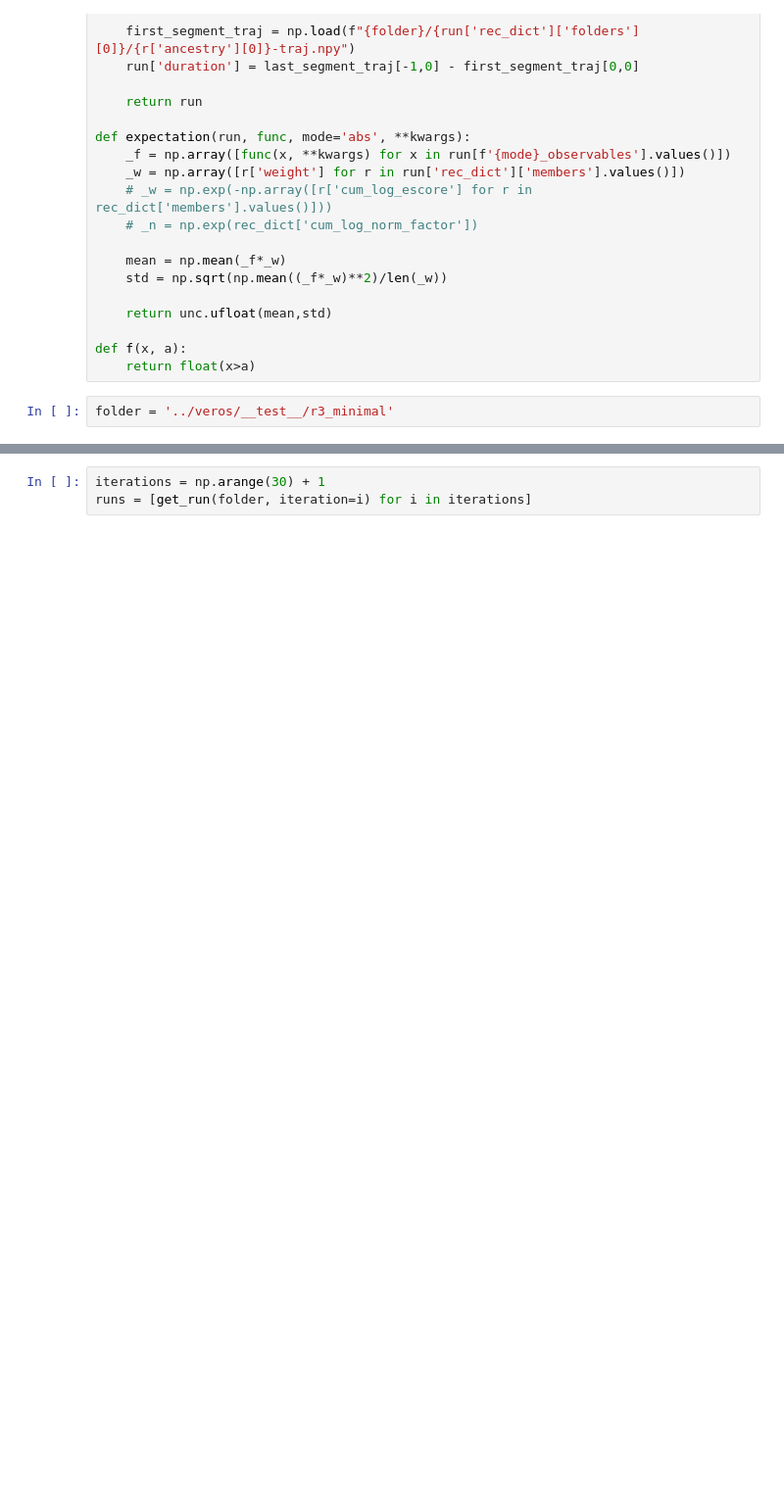
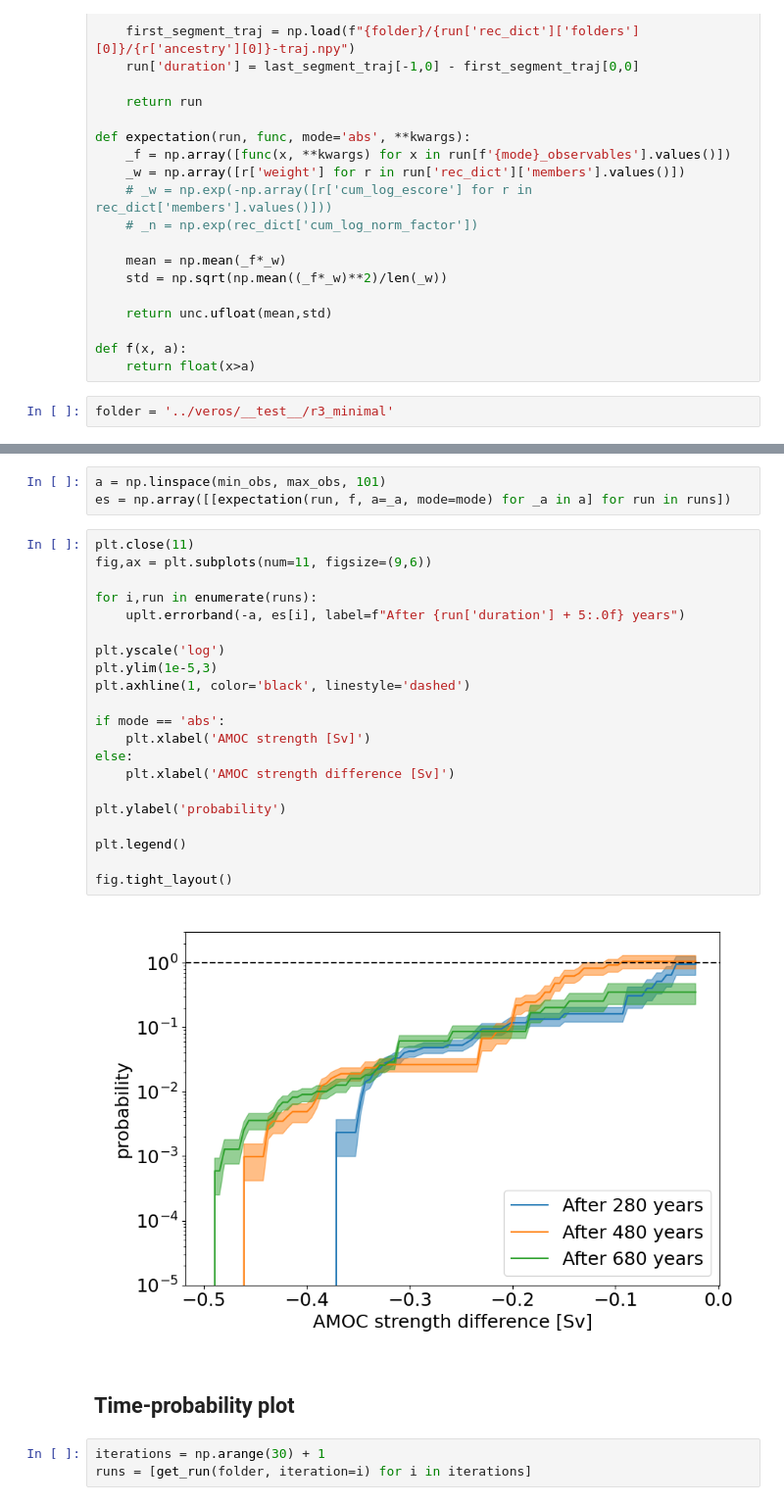
Before and after one commit to AlessandroLovo/REA-Veros, a Jupyter notebook: demo/time_analysis.ipynb, the cells around one changed output, grey strips where cells are left out. Shown at 98% size. Drawn from its saved outputs; the diff is of its cells as text; blank space fills up the shorter version.

```diff
--- a/demo/time_analysis.ipynb
+++ b/demo/time_analysis.ipynb
@@ -55,3 +89,31 @@ folder = '../veros/__test__/r3_minimal'
+# %%
+a = np.linspace(min_obs, max_obs, 101)
+es = np.array([[expectation(run, f, a=_a, mode=mode) for _a in a] for run in runs])
+# %%
+plt.close(11)
+fig,ax = plt.subplots(num=11, figsize=(9,6))
+
+for i,run in enumerate(runs):
+    uplt.errorband(-a, es[i], label=f"After {run['duration'] + 5:.0f} years")
+
+plt.yscale('log')
+plt.ylim(1e-5,3)
+plt.axhline(1, color='black', linestyle='dashed')
+
+if mode == 'abs':
+    plt.xlabel('AMOC strength [Sv]')
+else:
+    plt.xlabel('AMOC strength difference [Sv]')
+
+plt.ylabel('probability')
+
+plt.legend()
+
+fig.tight_layout()
+# %% [output]
+[figure, added]
+# %% [markdown]
+## Time-probability plot
 # %%
 iterations = np.arange(30) + 1
 runs = [get_run(folder, iteration=i) for i in iterations]
```
Also changed, not shown: parts of 3 cells of this notebook, 1 other file.
